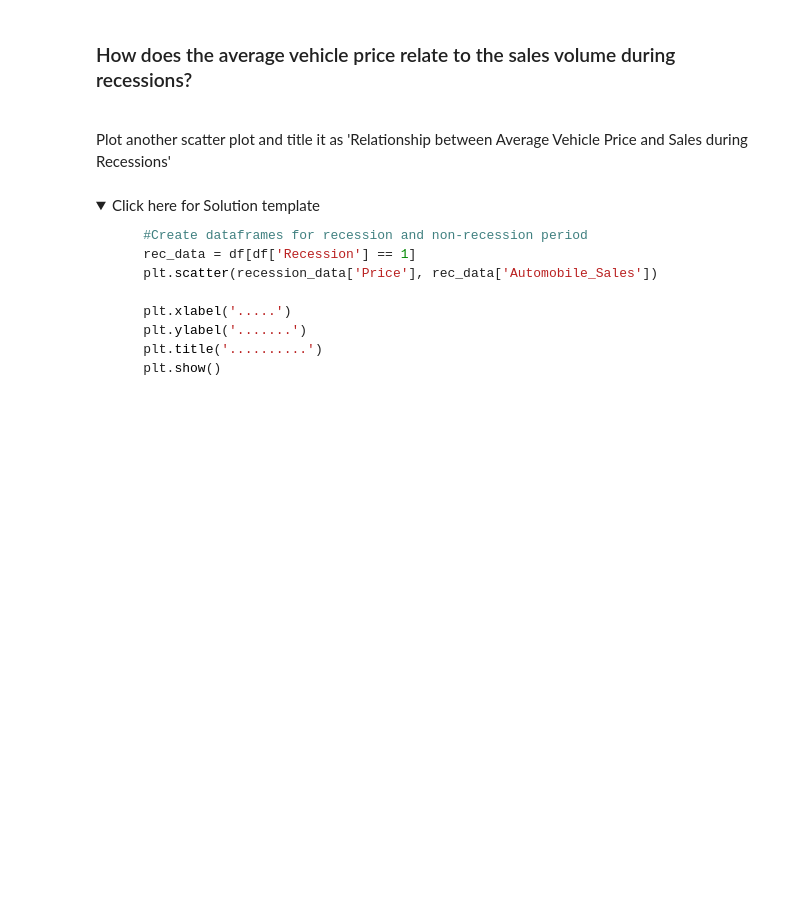
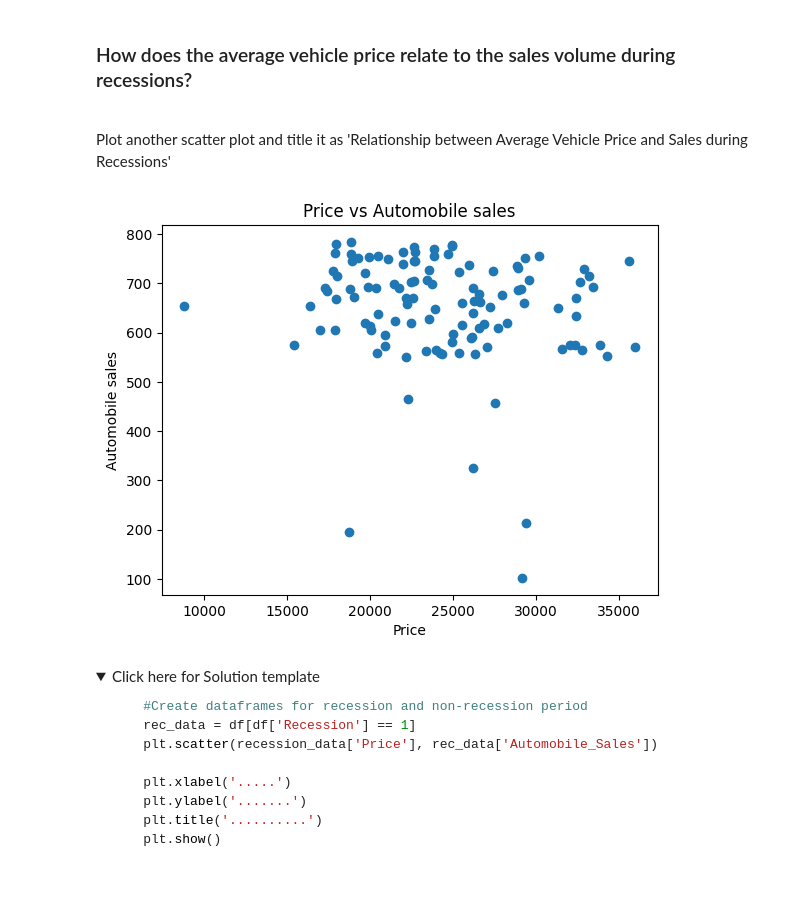
Before and after one commit to federicoorlandini/IBMDataScience, a Jupyter notebook: PythonForDataVisualization/Module 5/Final assessment/Part 1/Module 5 - DV0101EN-Exercise-Final-Assignment-Part-1-20230614-1686700800.jupyterlite.ipynb, the cells around one changed output. Cells and saved outputs as stored; diff of their text form; code cells hidden in the pictures; folded sections open; blank space fills up the shorter version.

```diff
--- a/PythonForDataVisualization/Module 5/Final assessment/Part 1/Module 5 - DV0101EN-Exercise-Final-Assignment-Part-1-20230614-1686700800.jupyterlite.ipynb
+++ b/PythonForDataVisualization/Module 5/Final assessment/Part 1/Module 5 - DV0101EN-Exercise-Final-Assignment-Part-1-20230614-1686700800.jupyterlite.ipynb
@@ -597,6 +619,15 @@ Save this plot as "Bubble.png"</span><br>
 
  ### How does the average vehicle price relate to the sales volume during recessions?
  <br> Plot another scatter plot and title it as 'Relationship between Average Vehicle Price and Sales during Recessions'
+# %%
+df_recession = df[df['Recession'] == 1]
+plt.scatter(data=df_recession, x='Price', y='Automobile_Sales')
+plt.xlabel('Price')
+plt.ylabel('Automobile sales')
+plt.title('Price vs Automobile sales')
+plt.show()
+# %% [output]
+[figure, added]
 # %% [markdown]
 <details>
 <summary>Click here for Solution template</summary>
```
Also changed, not shown: parts of 8 cells of this notebook, 11 other files.
